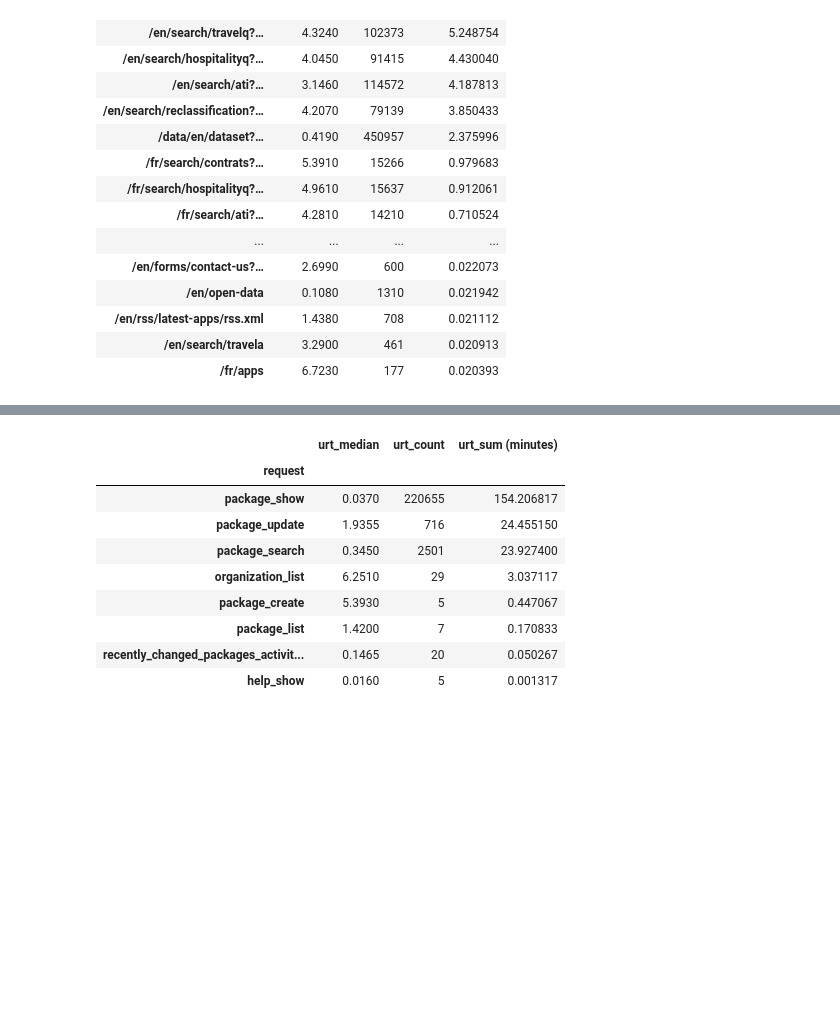
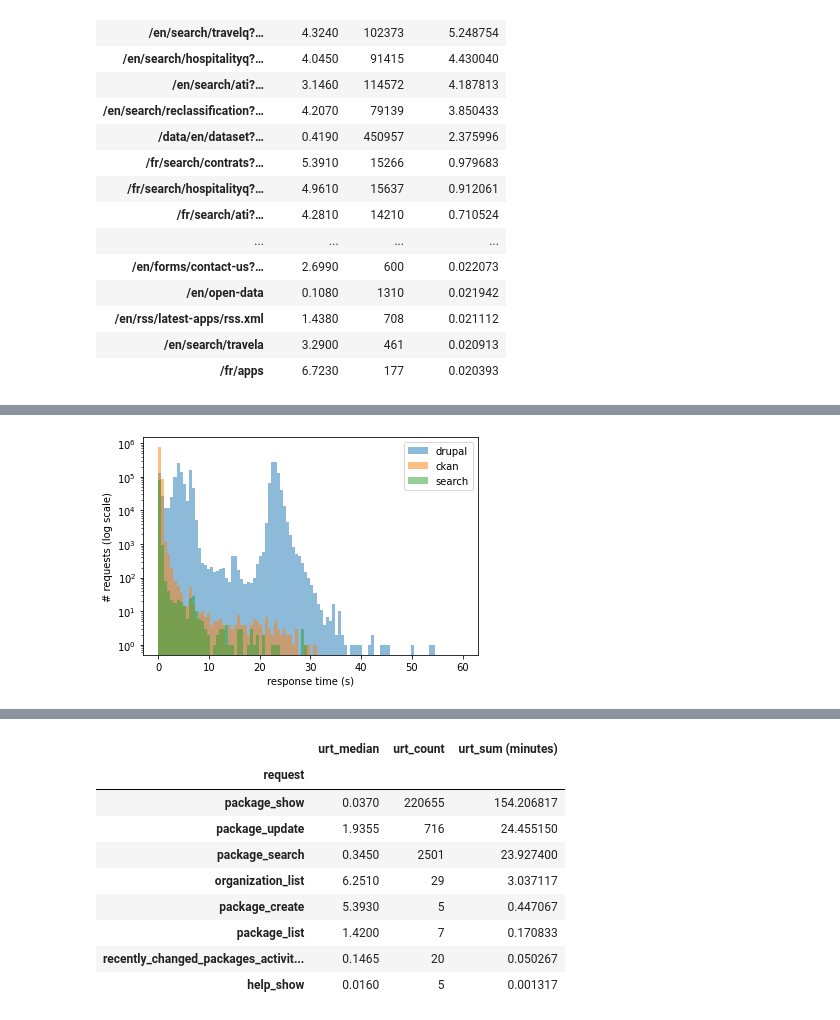
Before and after one commit to wardi/issue, a Jupyter notebook: analysis.ipynb, the cells around one changed output, grey strips where cells are left out. Saved outputs shown, nothing was run; the diff lists cells and outputs as text; code cells hidden in the pictures; blank space fills up the shorter version.

```diff
--- a/analysis.ipynb
+++ b/analysis.ipynb
@@ -70 +75,13 @@ ax = df['urt'].plot.hist(
+# %%
+from matplotlib import pyplot as plt
+fig, ax = plt.subplots()
+ax.hist(df[df['drupal']]['urt'], alpha=0.5, log=True, bins=100, range=[0,60],  label='drupal')
+ax.hist(df[df['ckan']]['urt'], alpha=0.5, log=True, bins=100, range=[0,60],  label='ckan')
+ax.hist(df[df['search']]['urt'], alpha=0.5, log=True, bins=100, range=[0,60], label='search')
+ax.legend(loc='upper right')
+ax.set_ylabel('# requests (log scale)')
+ax.set_xlabel('response time (s)')
+plt.show()
+# %% [output]
+[figure, added]
 # %%
```
Also changed, not shown: parts of 15 cells of this notebook.
